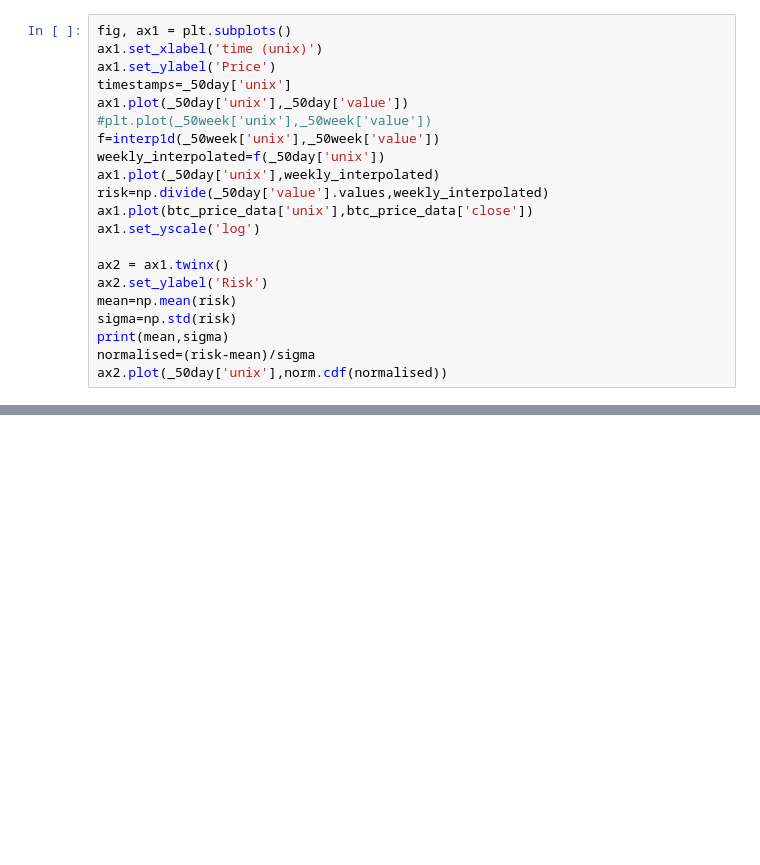
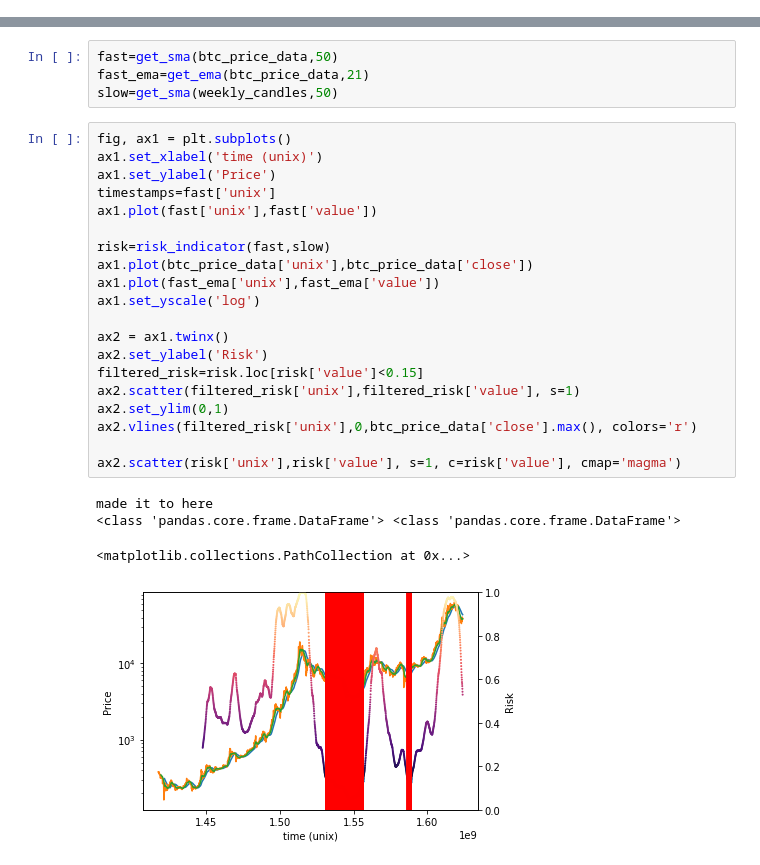
Before and after one commit to RDEvans31/saturn, a Jupyter notebook: Data analysis.ipynb, the cells around one changed output, grey strips where cells are left out. Saved outputs shown, nothing was run; the diff lists cells and outputs as text; blank space fills up the shorter version.

Commit message:
Working risk indicator using fast and slow moving averages

```diff
--- a/Data analysis.ipynb
+++ b/Data analysis.ipynb
@@ -50,21 +35,0 @@ _50day=_50day[_50day['unix']<=max_timestamp]
-# %%
-fig, ax1 = plt.subplots()
-ax1.set_xlabel('time (unix)')
-ax1.set_ylabel('Price')
-timestamps=_50day['unix']
-ax1.plot(_50day['unix'],_50day['value'])
-#plt.plot(_50week['unix'],_50week['value'])
-f=interp1d(_50week['unix'],_50week['value'])
-weekly_interpolated=f(_50day['unix'])
-ax1.plot(_50day['unix'],weekly_interpolated)
-risk=np.divide(_50day['value'].values,weekly_interpolated)
-ax1.plot(btc_price_data['unix'],btc_price_data['close'])
-ax1.set_yscale('log')
-
-ax2 = ax1.twinx()
-ax2.set_ylabel('Risk')
-mean=np.mean(risk)
-sigma=np.std(risk)
-print(mean,sigma)
-normalised=(risk-mean)/sigma
-ax2.plot(_50day['unix'],norm.cdf(normalised))
@@ -74,0 +73,29 @@ ax2.plot(_50day['unix'],norm.cdf(normalised))
+# %%
+fast=get_sma(btc_price_data,50)
+fast_ema=get_ema(btc_price_data,21)
+slow=get_sma(weekly_candles,50)
+# %%
+fig, ax1 = plt.subplots()
+ax1.set_xlabel('time (unix)')
+ax1.set_ylabel('Price')
+timestamps=fast['unix']
+ax1.plot(fast['unix'],fast['value'])
+
+risk=risk_indicator(fast,slow)
+ax1.plot(btc_price_data['unix'],btc_price_data['close'])
+ax1.plot(fast_ema['unix'],fast_ema['value'])
+ax1.set_yscale('log')
+
+ax2 = ax1.twinx()
+ax2.set_ylabel('Risk')
+filtered_risk=risk.loc[risk['value']<0.15]
+ax2.scatter(filtered_risk['unix'],filtered_risk['value'], s=1)
+ax2.set_ylim(0,1)
+ax2.vlines(filtered_risk['unix'],0,btc_price_data['close'].max(), colors='r')
+
+ax2.scatter(risk['unix'],risk['value'], s=1, c=risk['value'], cmap='magma')
+# %% [output]
+made it to here
+<class 'pandas.core.frame.DataFrame'> <class 'pandas.core.frame.DataFrame'>
+<matplotlib.collections.PathCollection at 0x...>
+[figure, added]
```
Also changed, not shown: parts of 6 cells of this notebook, 1 other file.
